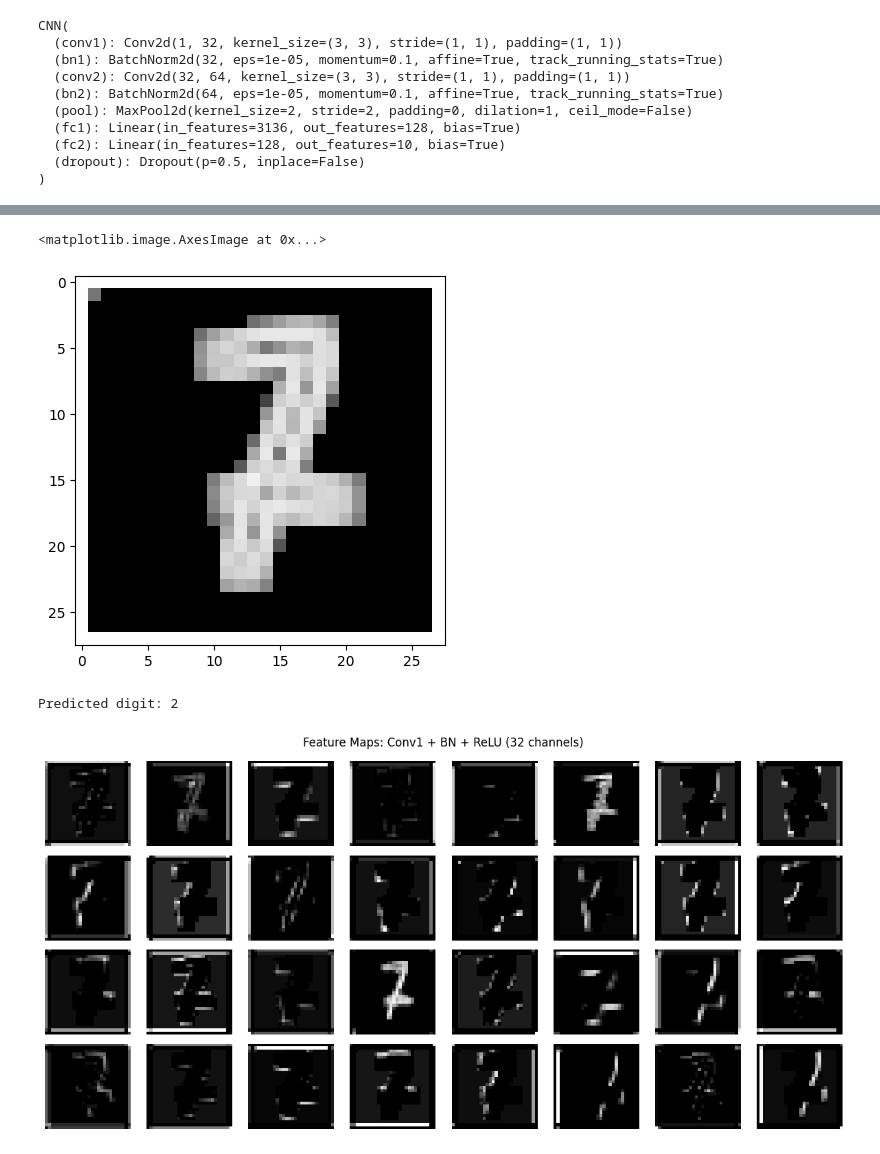
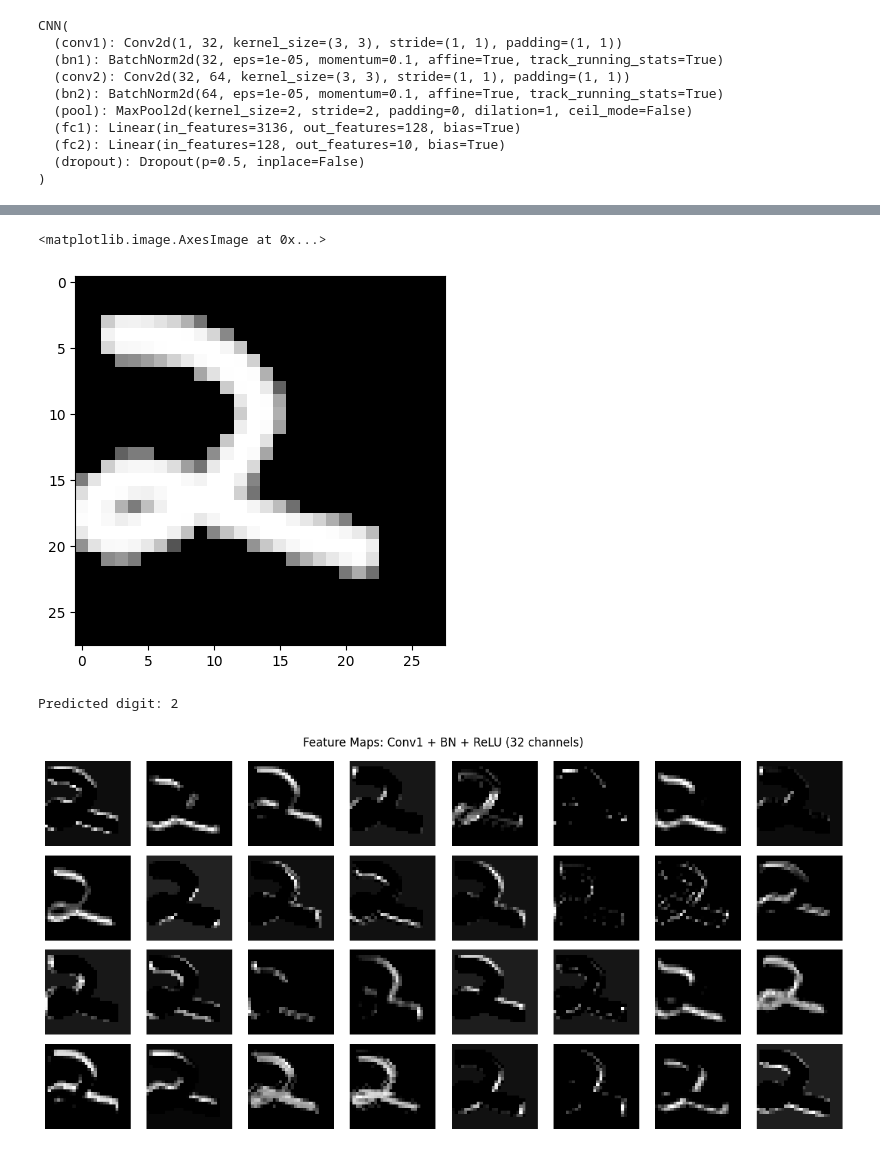
Before and after one commit to ABDhaikal/Number-Image-Classification, a Jupyter notebook: imageNumberClassi edge and rgb.ipynb, the cells around one changed output, grey strips where cells are left out. Cells and saved outputs as stored; diff of their text form; code cells hidden in the pictures.

```diff
--- a/imageNumberClassi edge and rgb.ipynb
+++ b/imageNumberClassi edge and rgb.ipynb
@@ -371,12 +371,12 @@ def preprocess_image(image_path, image_size=(28, 28), apply_edge=True, invert=Fa
     return img_tensor
 # %%
 image_path = 'image.png'
-processed_img = preprocess_image(image_path, image_size=(28, 28), apply_edge=True, invert=False)
+processed_img = preprocess_image(image_path, image_size=(28, 28), apply_edge=False, invert=True)
 # display processed image
 plt.imshow(processed_img.squeeze(), cmap='gray')
 # %% [output]
 <matplotlib.image.AxesImage at 0x...>
-[figure, old version]
+[figure, new version]
 # %%
 
 prediction = predict_image(processed_img, loaded_model)
@@ -408,4 +408,4 @@ plt.suptitle('Feature Maps: Conv1 + BN + ReLU (32 channels)')
 plt.tight_layout()
 plt.show()
 # %% [output]
-[figure, old version]
+[figure, new version]
```
Also changed, not shown: parts of 7 cells of this notebook, 1 other file.
